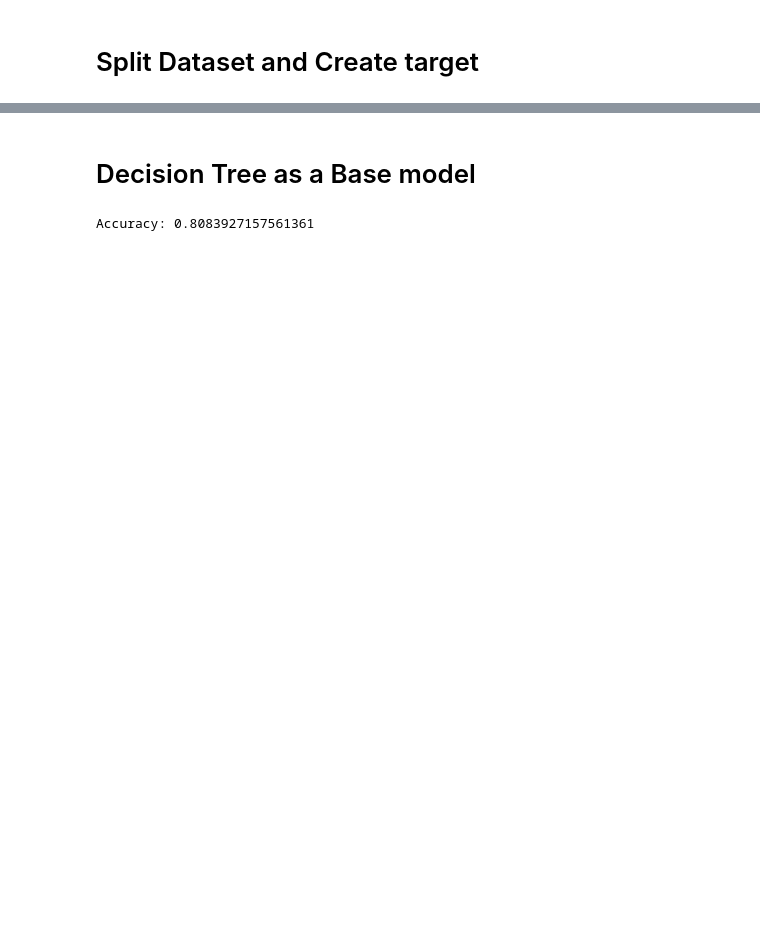
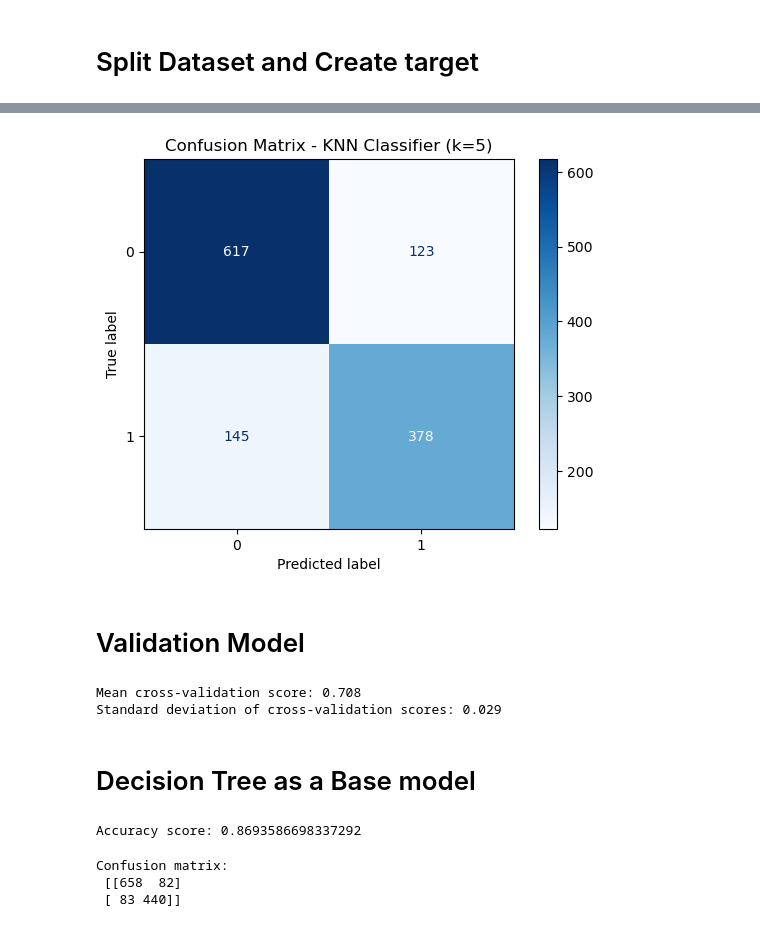
Before and after one commit to jathusharini/CM2604_CourseWork, a Jupyter notebook: Machine Learning_CW.ipynb, the cells around one changed output, grey strips where cells are left out. Cells and saved outputs as stored; diff of their text form; code cells hidden in the pictures; blank space fills up the shorter version.

```diff
--- a/Machine Learning_CW.ipynb
+++ b/Machine Learning_CW.ipynb
@@ -243,17 +175,43 @@ Standard deviation: 0.012793560232922675
+# %%
+# plot confusion matrix for test set
+plot_confusion_matrix(spam_clf, X_test, y_test, cmap=plt.cm.Blues)
+plt.title("Confusion Matrix - KNN Classifier (k=5)")
+plt.show()
+# %% [output]
+[figure, added]
+# %% [markdown]
+# Validation Model
+# %%
+# perform 10-fold cross-validation
+cv_scores = cross_val_score(knn, X_train, y_train, cv=10)
+
+# print the mean score and standard deviation
+print(f'Mean cross-validation score: {cv_scores.mean():.3f}')
+print(f'Standard deviation of cross-validation scores: {cv_scores.std():.3f}')
+# %% [output]
+Mean cross-validation score: 0.708
+Standard deviation of cross-validation scores: 0.029
 # %% [markdown]
 # Decision Tree as a Base model
 # %%
-# Create a decision tree classifier
-clf = DecisionTreeClassifier(random_state=42)
+from sklearn.tree import DecisionTreeClassifier
 
-# Fit the model to the training data
-clf.fit(X_train, y_train)
+# create the classifier object
+dt_clf = DecisionTreeClassifier(random_state=42)
 
-# Make predictions on the test data
-y_pred = clf.predict(X_test)
+# train the classifier on the training data
+dt_clf.fit(X_train, y_train)
 
-# Evaluate the model's accuracy
-accuracy = accuracy_score(y_test, y_pred)
-print(f"Accuracy: {accuracy}")
+# predict the target variable for the test data
+y_pred = dt_clf.predict(X_test)
+
+# evaluate the performance of the model
+print("Accuracy score:", accuracy_score(y_test, y_pred))
 # %% [output]
-Accuracy: 0.8083927157561361
+Accuracy score: 0.8693586698337292
+# %%
+print("Confusion matrix:\n", confusion_matrix(y_test, y_pred))
+# %% [output]
+Confusion matrix:
+ [[658  82]
+ [ 83 440]]
```
Also changed, not shown: parts of 32 cells of this notebook.
